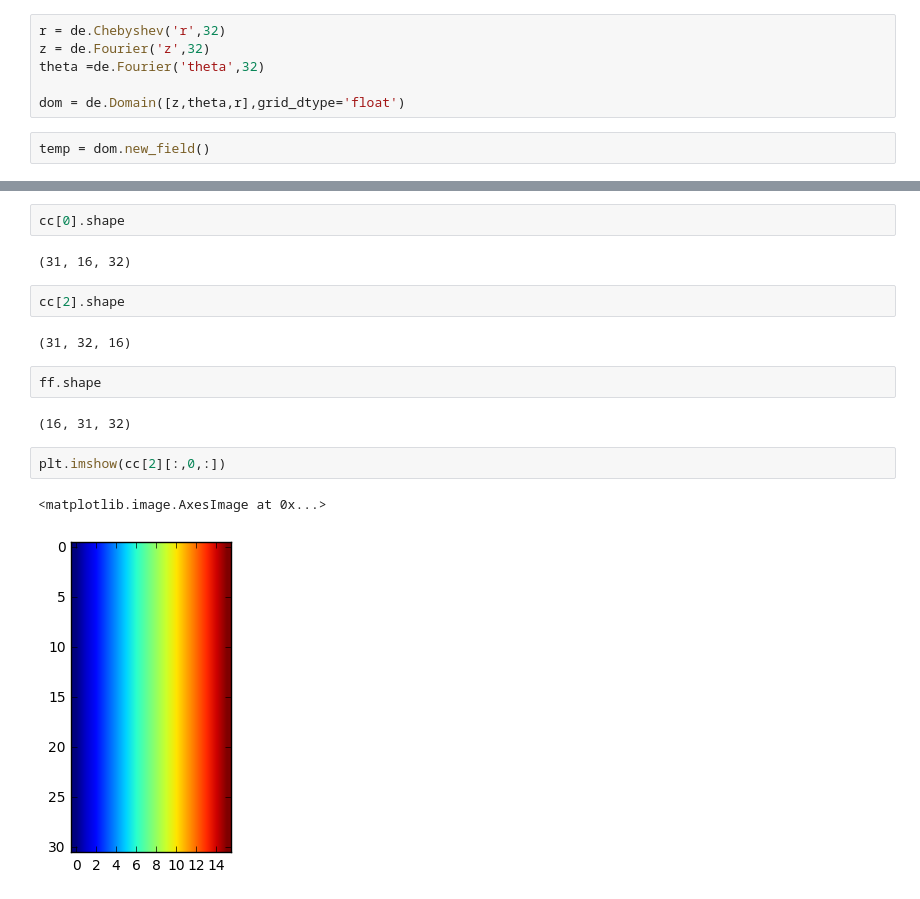
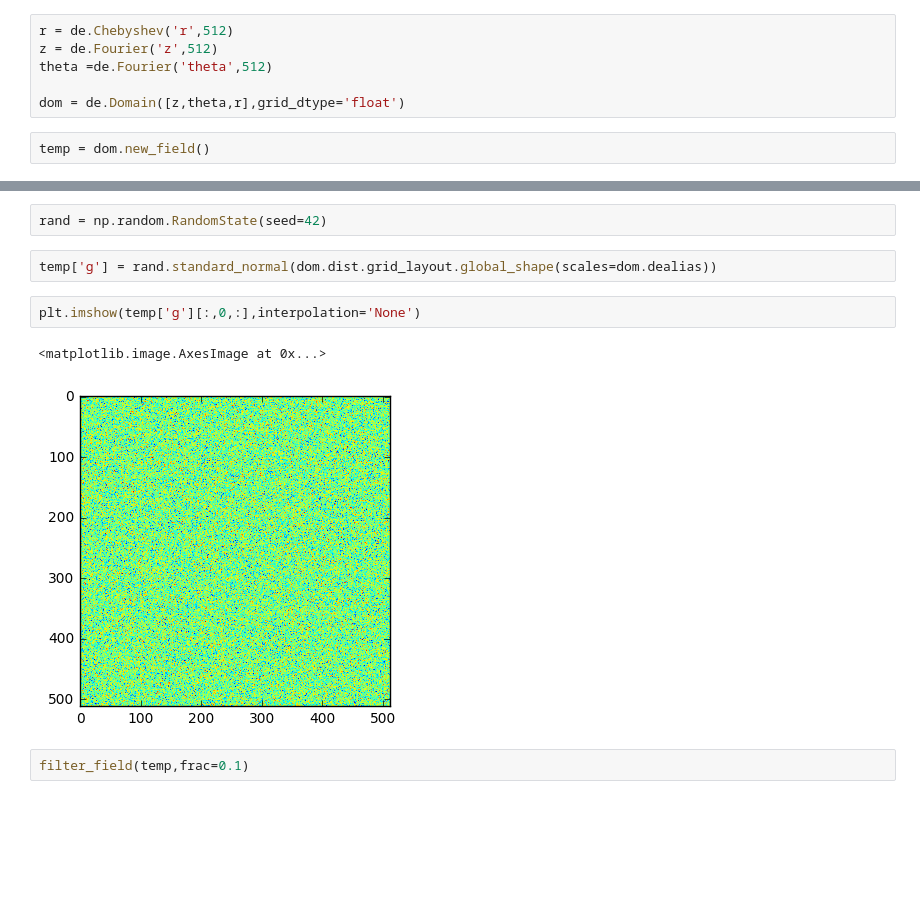
Before and after one commit to jsoishi/gsf_project, a Jupyter notebook: python/notebooks/Filter Field for 3D.ipynb, the cells around one changed output, grey strips where cells are left out. Saved outputs shown, nothing was run; the diff lists cells and outputs as text; blank space fills up the shorter version.

Commit message:
fixed filter field in notebook, I think.

```diff
--- a/python/notebooks/Filter Field for 3D.ipynb
+++ b/python/notebooks/Filter Field for 3D.ipynb
@@ -24,9 +20,9 @@ import dedalus.public as de
 import numpy as np
 import matplotlib.pyplot as plt
 # %%
-r = de.Chebyshev('r',32)
-z = de.Fourier('z',32)
-theta =de.Fourier('theta',32)
+r = de.Chebyshev('r',512)
+z = de.Fourier('z',512)
+theta =de.Fourier('theta',512)
 
 dom = de.Domain([z,theta,r],grid_dtype='float')
 # %%
@@ -52,17 +30,11 @@ cc = np.meshgrid(*coeff)
-# %%
-cc[0].shape
-# %% [output]
-(31, 16, 32)
-# %%
-cc[2].shape
-# %% [output]
-(31, 32, 16)
-# %%
-ff.shape
-# %% [output]
-(16, 31, 32)
+# %%
+rand = np.random.RandomState(seed=42)
+# %%
+temp['g'] = rand.standard_normal(dom.dist.grid_layout.global_shape(scales=dom.dealias))
 # %%
-plt.imshow(cc[2][:,0,:])
+plt.imshow(temp['g'][:,0,:],interpolation='None')
 # %% [output]
 <matplotlib.image.AxesImage at 0x...>
-[figure, old version]
+[figure, new version]
+# %%
+filter_field(temp,frac=0.1)
```
Also changed, not shown: parts of 7 cells of this notebook, 2 other files.
